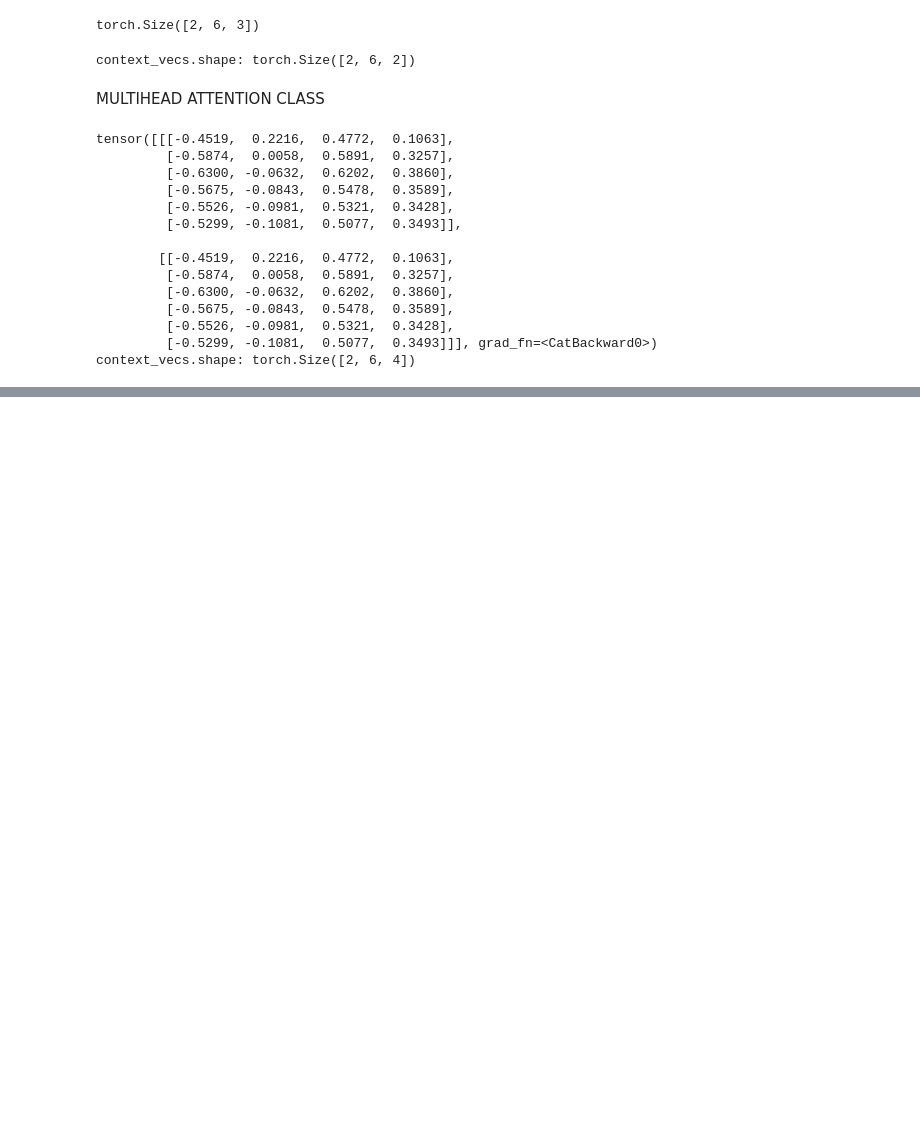
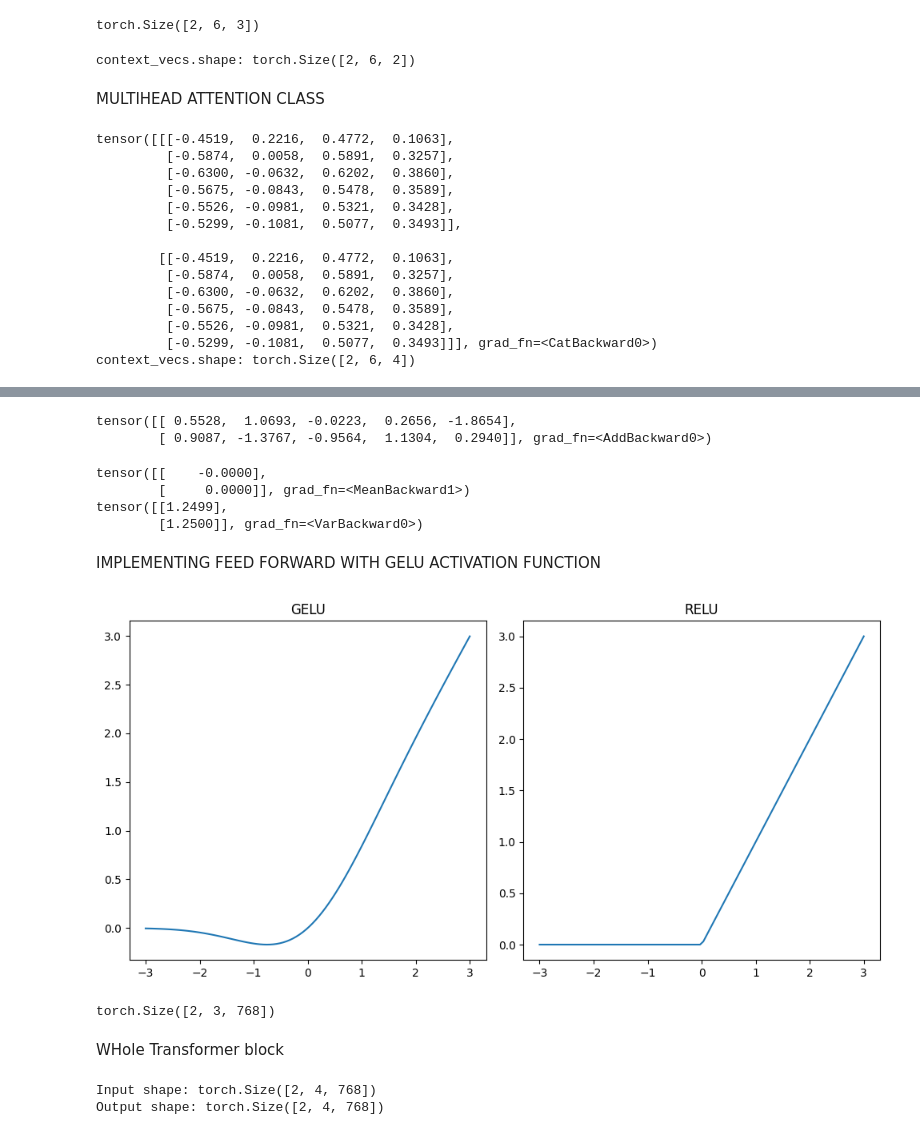
Before and after one commit to LaiTechTinker/LLMpract, a Jupyter notebook: LLM_tokenizer.ipynb, the cells around one changed output, grey strips where cells are left out. Saved outputs shown, nothing was run; the diff lists cells and outputs as text; code cells hidden in the pictures; blank space fills up the shorter version.

Commit message:
Transformer block implementation

```diff
--- a/LLM_tokenizer.ipynb
+++ b/LLM_tokenizer.ipynb
@@ -761,0 +823,43 @@ IndexError: Dimension out of range (expected to be in range of [-2, 1], but got
+# %%
+ln=Layer_norm(emb_dim=5)
+output_norm=ln.forward(batch_example)
+print(output_norm)
+# %% [output]
+tensor([[ 0.5528,  1.0693, -0.0223,  0.2656, -1.8654],
+        [ 0.9087, -1.3767, -0.9564,  1.1304,  0.2940]], grad_fn=<AddBackward0>)
+# %%
+mean=output_norm.mean(dim=-1,keepdim=True,)
+var=output_norm.var(dim=-1,keepdim=True)
+torch.set_printoptions(sci_mode=False)
+print(mean)
+print(var)
+# %% [output]
+tensor([[    -0.0000],
+        [     0.0000]], grad_fn=<MeanBackward1>)
+tensor([[1.2499],
+        [1.2500]], grad_fn=<VarBackward0>)
+# %% [markdown]
+IMPLEMENTING FEED FORWARD WITH GELU ACTIVATION FUNCTION
+# %%
+#NOTE:GELU FORMULAR= 0.5*X*(1+tanh[sqr(2/pi)*(x+0.044715*x^3)])
+class GELU(nn.Module):
+  def __init__(self,):
+    super().__init__()
+  def forward(self,x):
+    out=0.5*x*(1+torch.tanh(torch.sqrt(torch.tensor(2/torch.pi))*(x+0.044715*torch.pow(x,3))))
+    return out
+# %%
+import matplotlib.pyplot as plt
+gelu,relu=GELU(),nn.ReLU()
+x=torch.linspace(-3,3,100)
+#torch.linspace creates  1D tensor like a list linspace means the number are evenly space between the starting and end(-3,3) and then 100 point between them
+out_gelu,out_relu=gelu(x),relu(x)
+fig,axes=plt.subplots(1,2,figsize=(10,5))
+axes[0].plot(x,out_gelu)
+axes[0].set_title("GELU")
+axes[1].plot(x,out_relu)
+axes[1].set_title("RELU")
+plt.tight_layout()
+plt.show()
+# %% [output]
+[figure, added]
@@ -761,0 +873,9 @@ IndexError: Dimension out of range (expected to be in range of [-2, 1], but got
+# %%
+word_class=FeedForward(GPT_CONFIG_124M)
+torch.manual_seed(123)
+x=torch.randn(2,3,768)
+print(word_class.forward(x).shape)
+# %% [output]
+torch.Size([2, 3, 768])
+# %% [markdown]
+WHole Transformer block
@@ -761,0 +903,10 @@ IndexError: Dimension out of range (expected to be in range of [-2, 1], but got
+# %%
+torch.manual_seed(123)
+x = torch.rand(2, 4, 768)
+block=TransformerBlock(GPT_CONFIG_124M)
+output = block(x)
+print("Input shape:", x.shape)
+print("Output shape:", output.shape)
+# %% [output]
+Input shape: torch.Size([2, 4, 768])
+Output shape: torch.Size([2, 4, 768])
```
Also changed, not shown: parts of 13 cells of this notebook.
